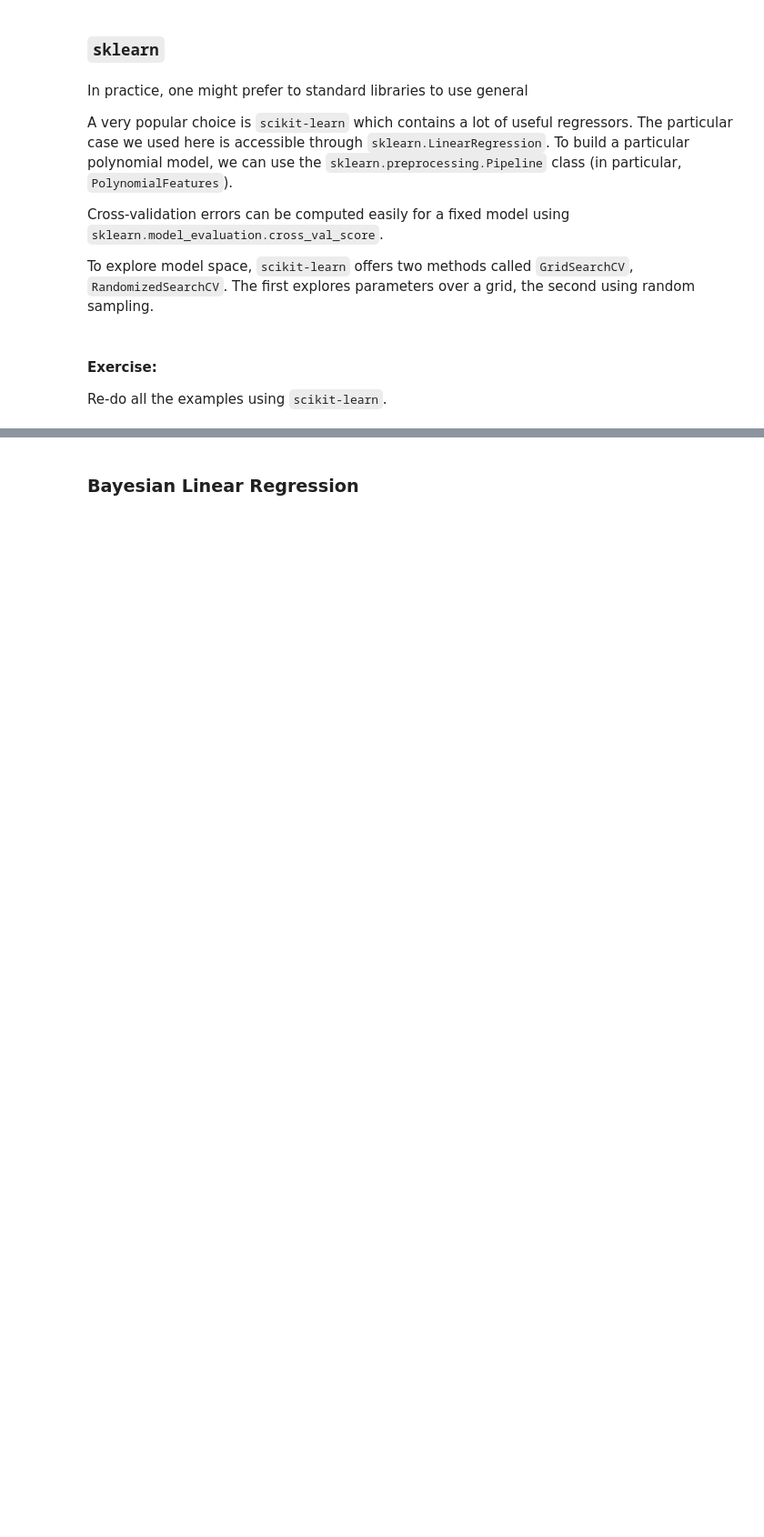
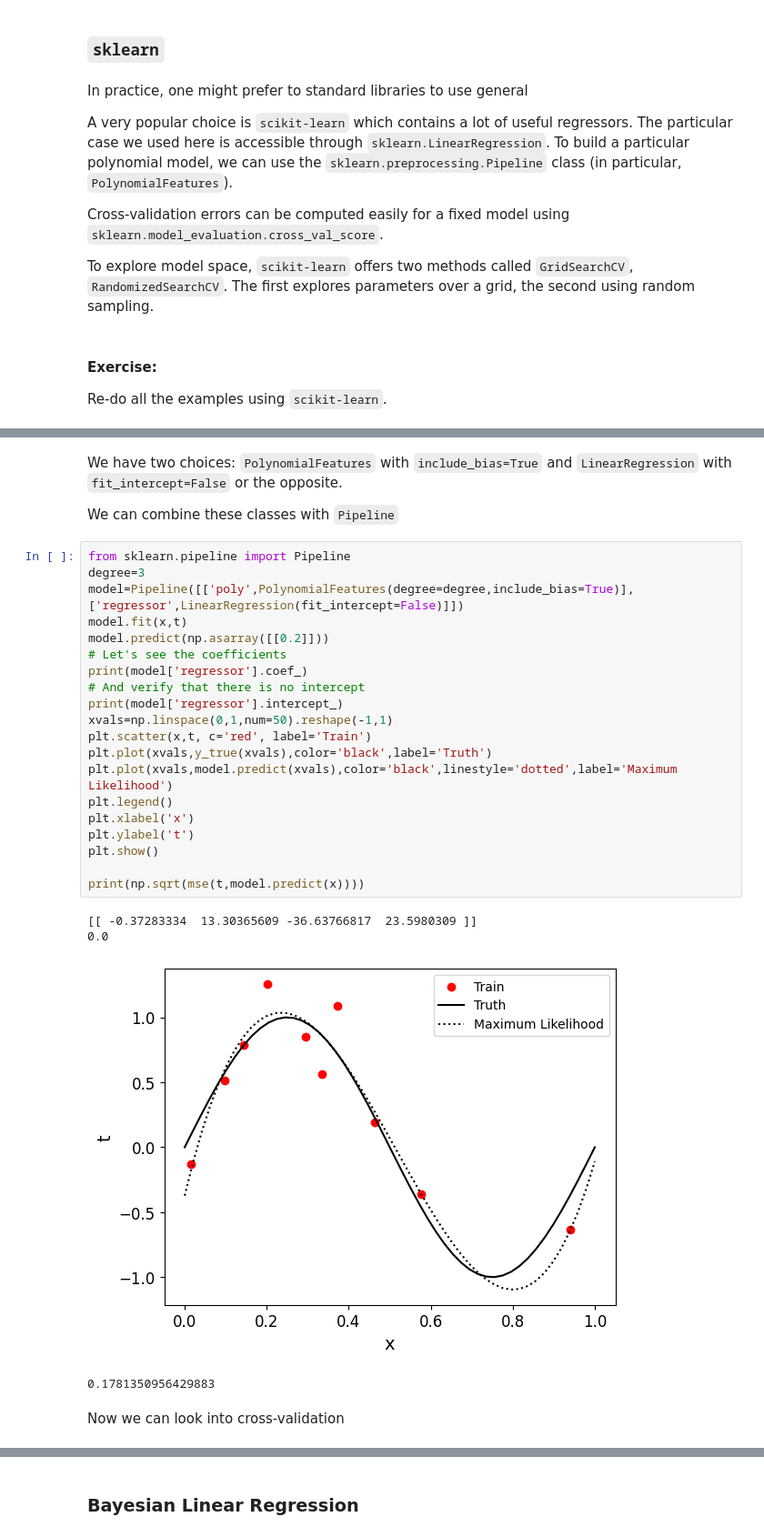
Before and after one commit to mcgen-ct/tutorials, a Jupyter notebook: ML/Introduction_to_Regression.ipynb, the cells around one changed output, grey strips where cells are left out. Shown at 91% size. Drawn from its saved outputs; the diff is of its cells as text; blank space fills up the shorter version.

```diff
--- a/ML/Introduction_to_Regression.ipynb
+++ b/ML/Introduction_to_Regression.ipynb
@@ -431,0 +530,31 @@ Re-do all the examples using `scikit-learn`.
+# %% [markdown]
+We have two choices: `PolynomialFeatures` with `include_bias=True` and `LinearRegression` with `fit_intercept=False` or the opposite.
+
+We can combine these classes with `Pipeline`
+# %%
+from sklearn.pipeline import Pipeline
+degree=3
+model=Pipeline([['poly',PolynomialFeatures(degree=degree,include_bias=True)],['regressor',LinearRegression(fit_intercept=False)]])
+model.fit(x,t)
+model.predict(np.asarray([[0.2]]))
+# Let's see the coefficients
+print(model['regressor'].coef_)
+# And verify that there is no intercept
+print(model['regressor'].intercept_)
+xvals=np.linspace(0,1,num=50).reshape(-1,1)
+plt.scatter(x,t, c='red', label='Train')
+plt.plot(xvals,y_true(xvals),color='black',label='Truth')
+plt.plot(xvals,model.predict(xvals),color='black',linestyle='dotted',label='Maximum Likelihood')
+plt.legend()
+plt.xlabel('x')
+plt.ylabel('t')
+plt.show()
+
+print(np.sqrt(mse(t,model.predict(x))))
+# %% [output]
+[[ -0.37283334  13.30365609 -36.63766817  23.5980309 ]]
+0.0
+[figure, added]
+0.1781350956429883
+# %% [markdown]
+Now we can look into cross-validation
```
Also changed, not shown: parts of 37 cells of this notebook.
